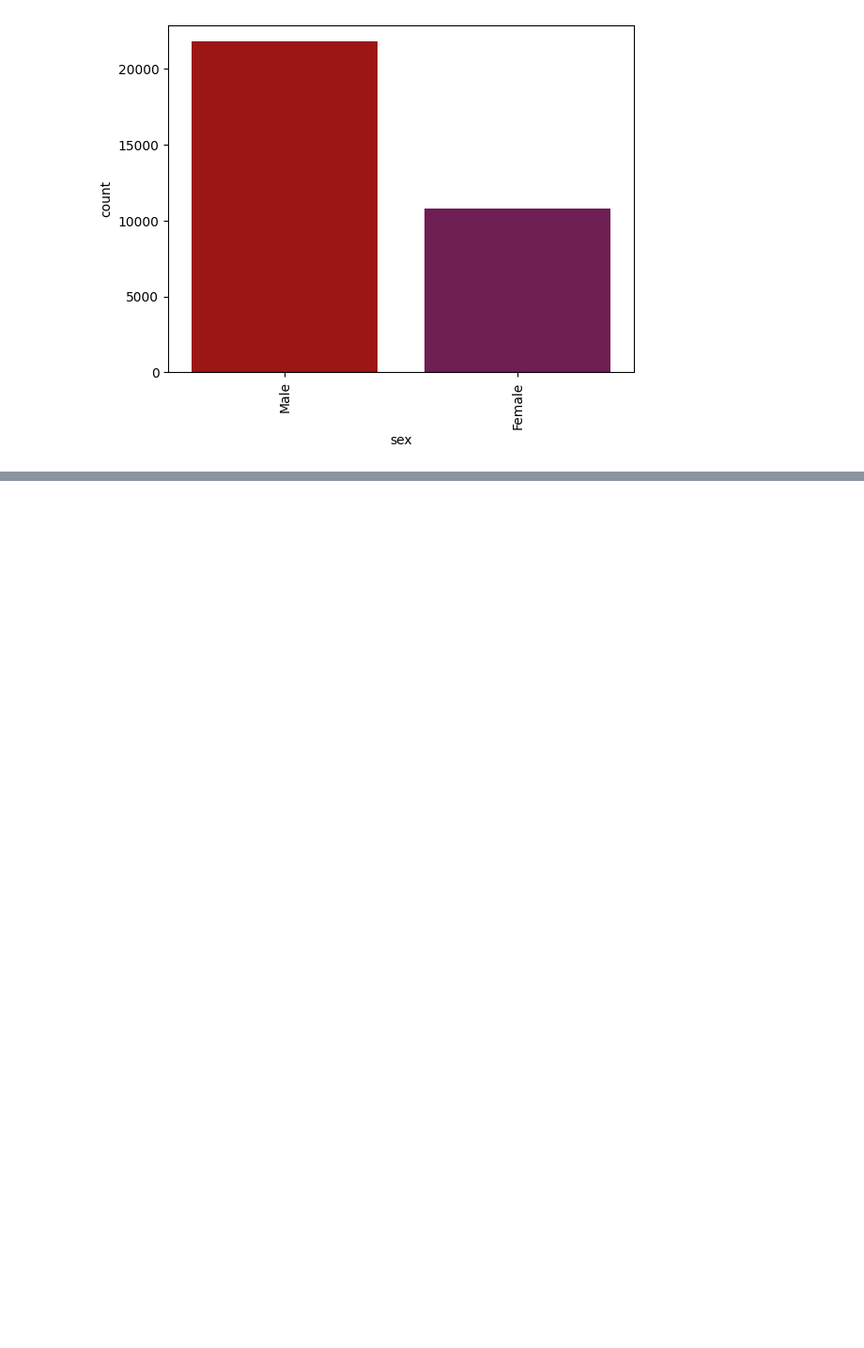
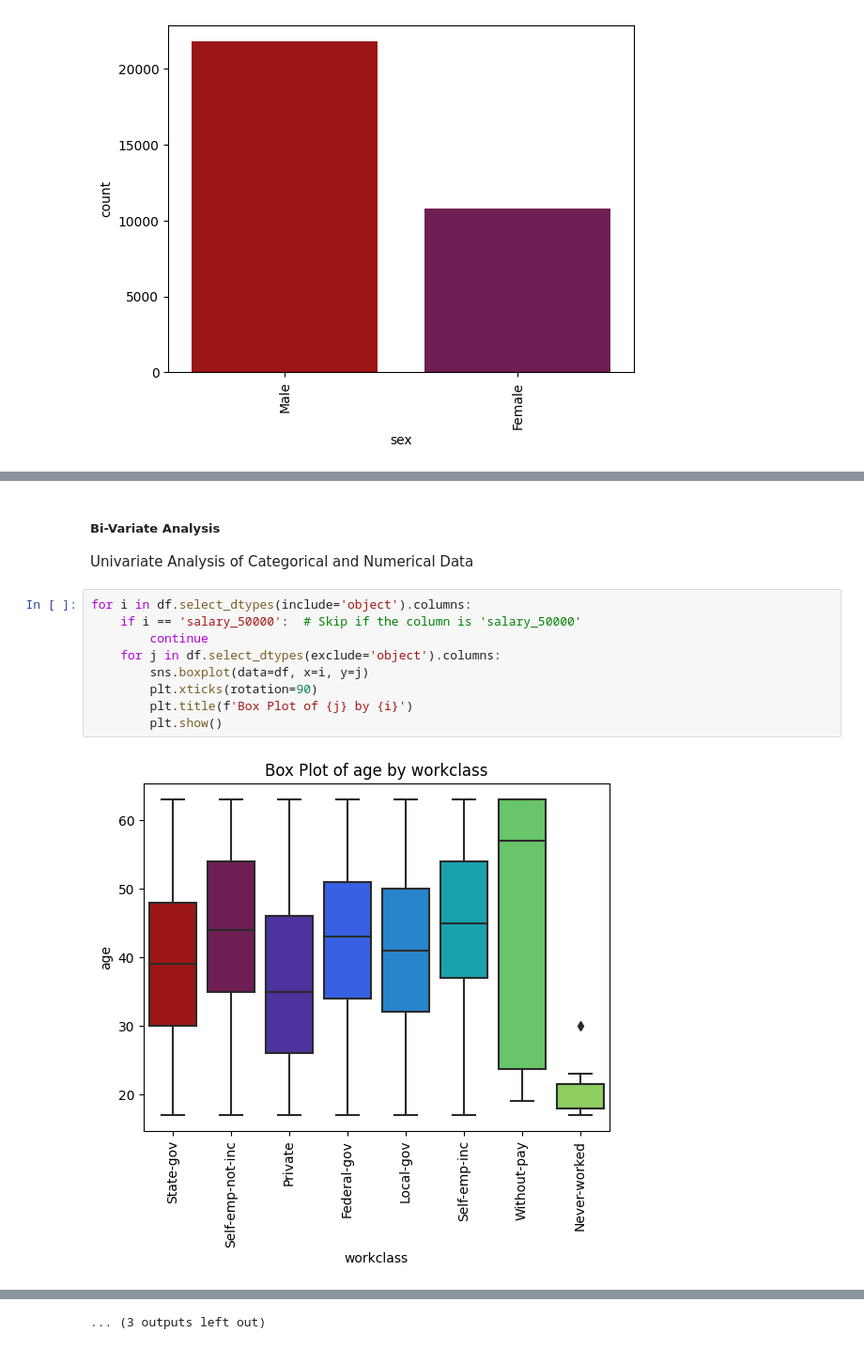
Before and after one commit to nikhil4859/Logistic-Regression, a Jupyter notebook: Salary_Prediction _Data.ipynb, the cells around one changed output, grey strips where cells are left out. Shown at 94% size. Cells and saved outputs as stored; diff of their text form; blank space fills up the shorter version.

Commit message:
Kaggle Notebook | Salary Prediction Dataset | Version 1

```diff
--- a/Salary_Prediction _Data.ipynb
+++ b/Salary_Prediction _Data.ipynb
@@ -369,0 +352,14 @@ KeyError: "None of [Index([24532, 2541, 2093, 1298, 1116, 960, 14, 7], dtype='in
+# %% [markdown]
+##### Bi-Variate Analysis
+Univariate Analysis of Categorical and Numerical Data
+# %%
+for i in df.select_dtypes(include='object').columns:
+    if i == 'salary_50000':  # Skip if the column is 'salary_50000'
+        continue
+    for j in df.select_dtypes(exclude='object').columns:
+        sns.boxplot(data=df, x=i, y=j)
+        plt.xticks(rotation=90)
+        plt.title(f'Box Plot of {j} by {i}')
+        plt.show()
+# %% [output]
+[figure, added]
@@ -369,0 +377 @@ KeyError: "None of [Index([24532, 2541, 2093, 1298, 1116, 960, 14, 7], dtype='in
+... (3 outputs left out)
```
Also changed, not shown: parts of 4 cells of this notebook.
